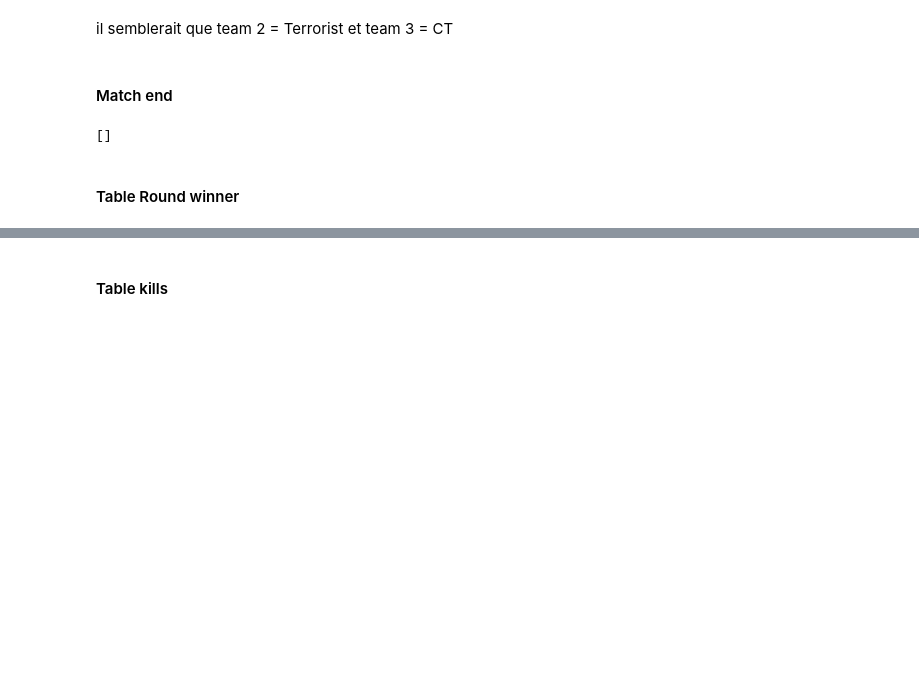
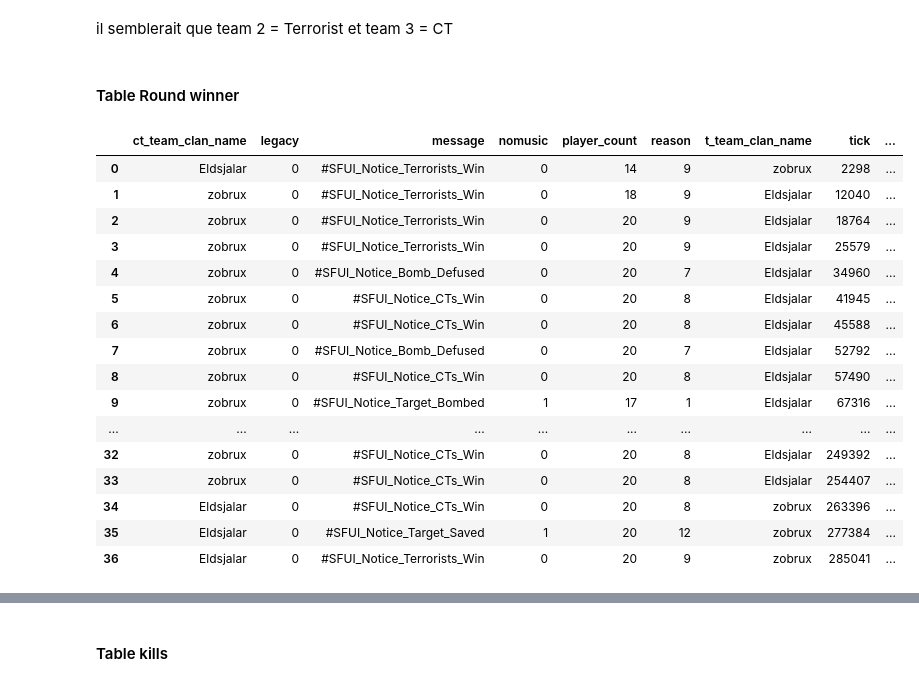
Before and after one commit to Armeldt/CS2-ESEA-season-stats-aggregator, a Jupyter notebook: projet_cs2_single_match.ipynb, the cells around one changed output, grey strips where cells are left out. Drawn from its saved outputs; the diff is of its cells as text; code cells hidden in the pictures; blank space fills up the shorter version.

```diff
--- a/projet_cs2_single_match.ipynb
+++ b/projet_cs2_single_match.ipynb
@@ -268,5 +268,3 @@ name_to_team = dict(zip(team_V3['name'], team_V3['team_clan_name']))
 # df['Game_id'] = df.apply(lambda row: row['team_clan_name'] if row['team_clan_name'] != 'zobrux' else team_V3[team_V3['team_clan_name'] != row['team_clan_name']]['team_clan_name'].unique()[0], axis=1)
 # %% [markdown]
 il semblerait que team 2 = Terrorist et team 3 = CT
-# %% [markdown]
-#### Match end
@@ -277,7 +271,3 @@ match_end = demo1.parse_event("match_end")
-# %%
-match_end
-# %% [output]
-[]
 # %% [markdown]
 #### Table Round winner
 # %%
@@ -286,0 +277,20 @@ round_ends.drop(columns={'round'}, inplace=True)
+# %%
+round_ends
+# %% [output]
+|  | ct_team_clan_name | legacy | message | nomusic | player_count | reason | t_team_clan_name | tick | ... |
+| 0 | Eldsjalar | 0 | #SFUI_Notice_Terrorists_Win | 0 | 14 | 9 | zobrux | 2298 | ... |
+| 1 | zobrux | 0 | #SFUI_Notice_Terrorists_Win | 0 | 18 | 9 | Eldsjalar | 12040 | ... |
+| 2 | zobrux | 0 | #SFUI_Notice_Terrorists_Win | 0 | 20 | 9 | Eldsjalar | 18764 | ... |
+| 3 | zobrux | 0 | #SFUI_Notice_Terrorists_Win | 0 | 20 | 9 | Eldsjalar | 25579 | ... |
+| 4 | zobrux | 0 | #SFUI_Notice_Bomb_Defused | 0 | 20 | 7 | Eldsjalar | 34960 | ... |
+| 5 | zobrux | 0 | #SFUI_Notice_CTs_Win | 0 | 20 | 8 | Eldsjalar | 41945 | ... |
+| 6 | zobrux | 0 | #SFUI_Notice_CTs_Win | 0 | 20 | 8 | Eldsjalar | 45588 | ... |
+| 7 | zobrux | 0 | #SFUI_Notice_Bomb_Defused | 0 | 20 | 7 | Eldsjalar | 52792 | ... |
+| 8 | zobrux | 0 | #SFUI_Notice_CTs_Win | 0 | 20 | 8 | Eldsjalar | 57490 | ... |
+| 9 | zobrux | 0 | #SFUI_Notice_Target_Bombed | 1 | 17 | 1 | Eldsjalar | 67316 | ... |
+| ... | ... | ... | ... | ... | ... | ... | ... | ... | ... |
+| 32 | zobrux | 0 | #SFUI_Notice_CTs_Win | 0 | 20 | 8 | Eldsjalar | 249392 | ... |
+| 33 | zobrux | 0 | #SFUI_Notice_CTs_Win | 0 | 20 | 8 | Eldsjalar | 254407 | ... |
+| 34 | Eldsjalar | 0 | #SFUI_Notice_CTs_Win | 0 | 20 | 8 | zobrux | 263396 | ... |
+| 35 | Eldsjalar | 0 | #SFUI_Notice_Target_Saved | 1 | 20 | 12 | zobrux | 277384 | ... |
+| 36 | Eldsjalar | 0 | #SFUI_Notice_Terrorists_Win | 0 | 20 | 9 | zobrux | 285041 | ... |
```
Also changed, not shown: parts of 13 cells of this notebook, 1 other file.
